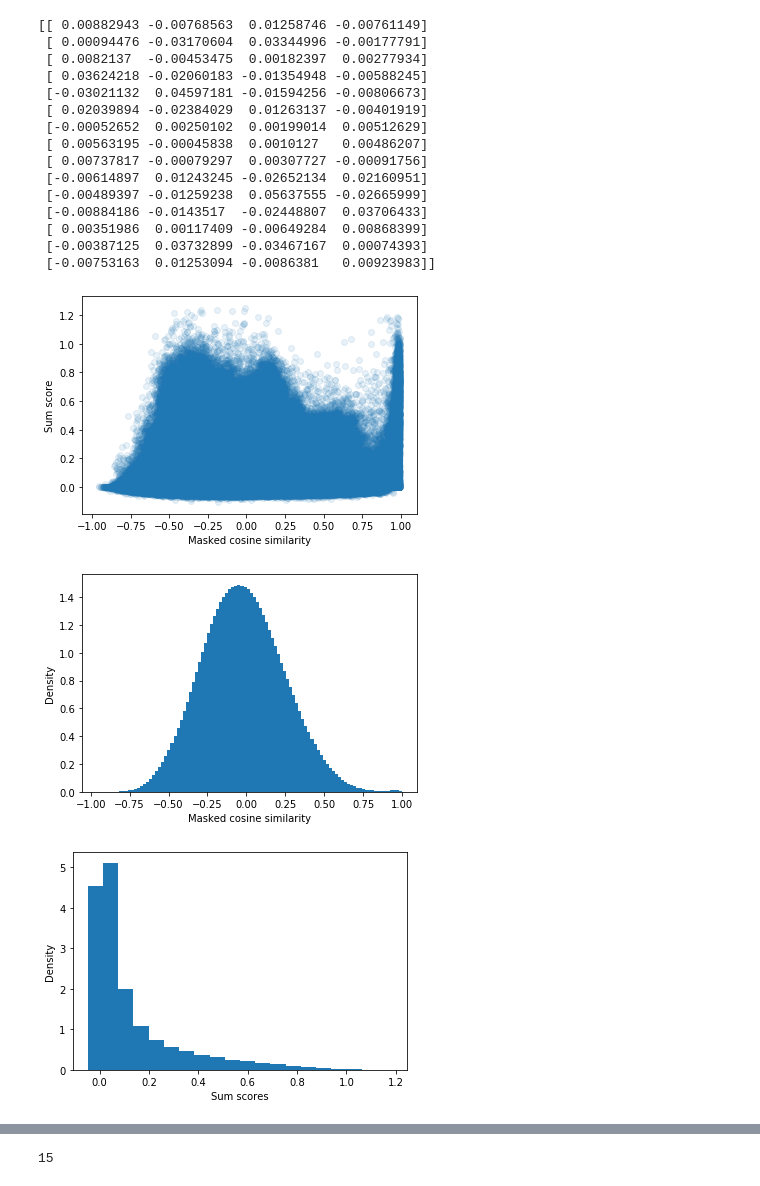
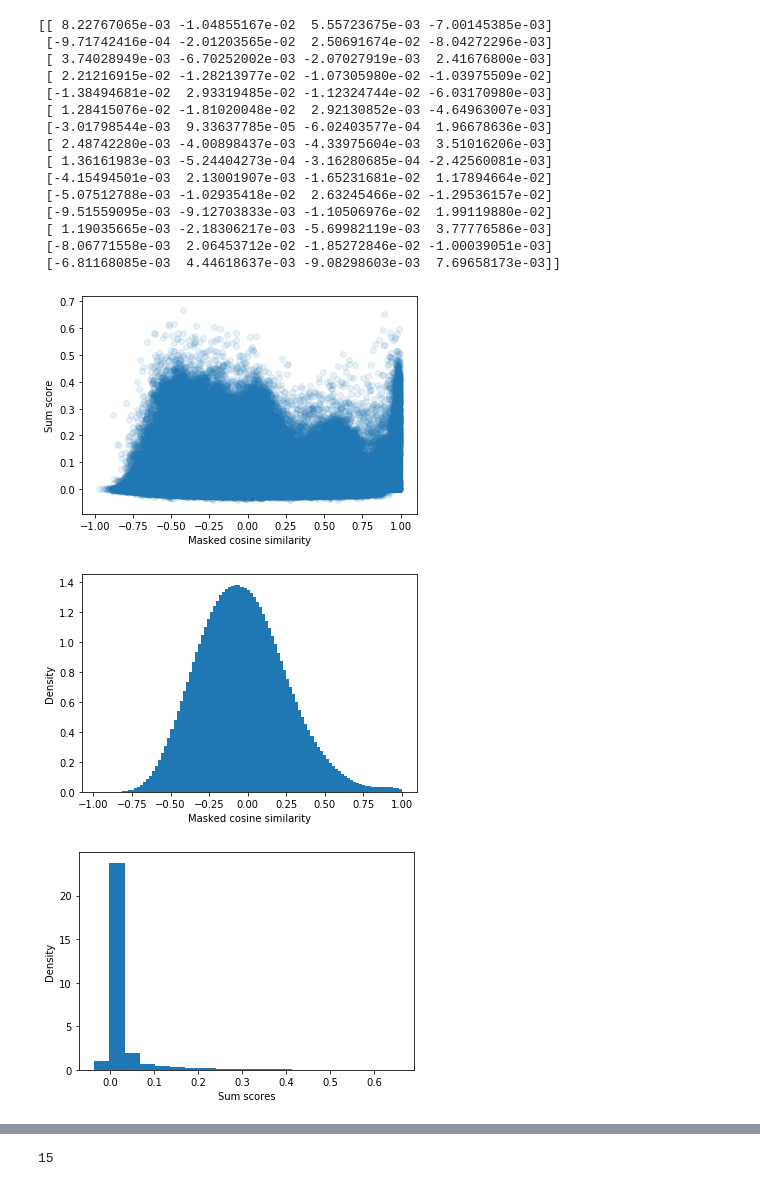
Before and after one commit to kundajelab/pho4, a Jupyter notebook: imp_pair_analysis_GR_counts.ipynb, the cells around one changed output, grey strips where cells are left out. Drawn from its saved outputs; the diff is of its cells as text; code cells hidden in the pictures.

```diff
--- a/imp_pair_analysis_GR_counts.ipynb
+++ b/imp_pair_analysis_GR_counts.ipynb
@@ -38,9 +38,9 @@ WARNING:tensorflow:From /users/amr1/miniconda3/envs/basepair/lib/python3.6/site-
 
 TF-MoDISco is using the TensorFlow backend.
 # %%
-all_post_counts_hypimps = np.load("/users/amr1/pho4/data/imp-scores/gr_big/post_counts_hypimps.npy")
-all_post_counts_actualimps = np.load("/users/amr1/pho4/data/imp-scores/gr_big/post_counts_actualimps.npy")
-all_seqs = np.load("/users/amr1/pho4/data/imp-scores/gr_big/seqs.npy")
+all_post_counts_hypimps = np.load("/users/amr1/pho4/data/imp-scores/lncap_gr/post_counts_hypimps.npy")
+all_post_counts_actualimps = np.load("/users/amr1/pho4/data/imp-scores/lncap_gr/post_counts_actualimps.npy")
+all_seqs = np.load("/users/amr1/pho4/data/imp-scores/lncap_gr/seqs.npy")
 # %%
 track_set = modisco.tfmodisco_workflow.workflow.prep_track_set(
                 task_names=["task0"],
@@ -48,7 +48,7 @@ track_set = modisco.tfmodisco_workflow.workflow.prep_track_set(
                 hypothetical_contribs={"task0": all_post_counts_hypimps},
                 one_hot=all_seqs)
 
-grp = h5py.File("data/modisco/gr_big/task0_counts_results.hdf5","r")
+grp = h5py.File("data/modisco/lncap_gr/task0_counts_results.hdf5","r")
 loaded_tfmodisco_results =\
     workflow.TfModiscoResults.from_hdf5(grp, track_set=track_set)
 grp.close()
@@ -57,7 +57,7 @@ background = np.array([0.27, 0.23, 0.23, 0.27])
 untrimmed_pattern = (
     loaded_tfmodisco_results
     .metacluster_idx_to_submetacluster_results["metacluster_1"]
-    .seqlets_to_patterns_result.patterns[1])
+    .seqlets_to_patterns_result.patterns[0])
 print("Untrimmed - sequence (scaled by information content)")
 viz_sequence.plot_weights(viz_sequence.ic_scale(untrimmed_pattern["sequence"].fwd, background=background))
 print("Untrimmed - task 0 hypothetical scores")
@@ -75,21 +75,21 @@ IC-trimmed - sequence (scaled by information content)
 # %%
 print(trimmed["task0_hypothetical_contribs"].fwd)
 # %% [output]
-[[ 0.00882943 -0.00768563  0.01258746 -0.00761149]
- [ 0.00094476 -0.03170604  0.03344996 -0.00177791]
- [ 0.0082137  -0.00453475  0.00182397  0.00277934]
- [ 0.03624218 -0.02060183 -0.01354948 -0.00588245]
- [-0.03021132  0.04597181 -0.01594256 -0.00806673]
- [ 0.02039894 -0.02384029  0.01263137 -0.00401919]
- [-0.00052652  0.00250102  0.00199014  0.00512629]
- [ 0.00563195 -0.00045838  0.0010127   0.00486207]
- [ 0.00737817 -0.00079297  0.00307727 -0.00091756]
- [-0.00614897  0.01243245 -0.02652134  0.02160951]
- [-0.00489397 -0.01259238  0.05637555 -0.02665999]
- [-0.00884186 -0.0143517  -0.02448807  0.03706433]
- [ 0.00351986  0.00117409 -0.00649284  0.00868399]
- [-0.00387125  0.03732899 -0.03467167  0.00074393]
- [-0.00753163  0.01253094 -0.0086381   0.00923983]]
+[[ 8.22767065e-03 -1.04855167e-02  5.55723675e-03 -7.00145385e-03]
+ [-9.71742416e-04 -2.01203565e-02  2.50691674e-02 -8.04272296e-03]
+ [ 3.74028949e-03 -6.70252002e-03 -2.07027919e-03  2.41676800e-03]
+ [ 2.21216915e-02 -1.28213977e-02 -1.07305980e-02 -1.03975509e-02]
+ [-1.38494681e-02  2.93319485e-02 -1.12324744e-02 -6.03170980e-03]
+ [ 1.28415076e-02 -1.81020048e-02  2.92130852e-03 -4.64963007e-03]
+ [-3.01798544e-03  9.33637785e-05 -6.02403577e-04  1.96678636e-03]
+ [ 2.48742280e-03 -4.00898437e-03 -4.33975604e-03  3.51016206e-03]
+ [ 1.36161983e-03 -5.24404273e-04 -3.16280685e-04 -2.42560081e-03]
+ [-4.15494501e-03  2.13001907e-03 -1.65231681e-02  1.17894664e-02]
+ [-5.07512788e-03 -1.02935418e-02  2.63245466e-02 -1.29536157e-02]
+ [-9.51559095e-03 -9.12703833e-03 -1.10506976e-02  1.99119880e-02]
+ [ 1.19035665e-03 -2.18306217e-03 -5.69982119e-03  3.77776586e-03]
+ [-8.06771558e-03  2.06453712e-02 -1.85272846e-02 -1.00039051e-03]
+ [-6.81168085e-03  4.44618637e-03 -9.08298603e-03  7.69658173e-03]]
 # %%
 imp_scores = all_post_counts_actualimps
 onehot_seq = np.array(all_seqs)
@@ -116,21 +116,21 @@ plt.xlabel("Masked cosine similarity")
 plt.ylabel("Sum score")
 plt.show()
 # %% [output]
-[figure, old version]
+[figure, new version]
 # %%
 plt.hist(masked_cosine_sim.ravel(), bins=100, density=True)
 plt.xlabel("Masked cosine similarity")
 plt.ylabel("Density")
 plt.show()
 # %% [output]
-[figure, old version]
+[figure, new version]
 # %%
-masked_cosine_sim_thresh = 0.85
+masked_cosine_sim_thresh = 0.7
 plt.hist(sum_scores.ravel()[masked_cosine_sim.ravel() > masked_cosine_sim_thresh],
          bins=20, density=True)
 plt.xlabel("Sum scores")
 plt.ylabel("Density")
 plt.show()
 # %% [output]
-[figure, old version]
+[figure, new version]
 # %%
```
Also changed, not shown: parts of 13 cells of this notebook, 7 other files.
